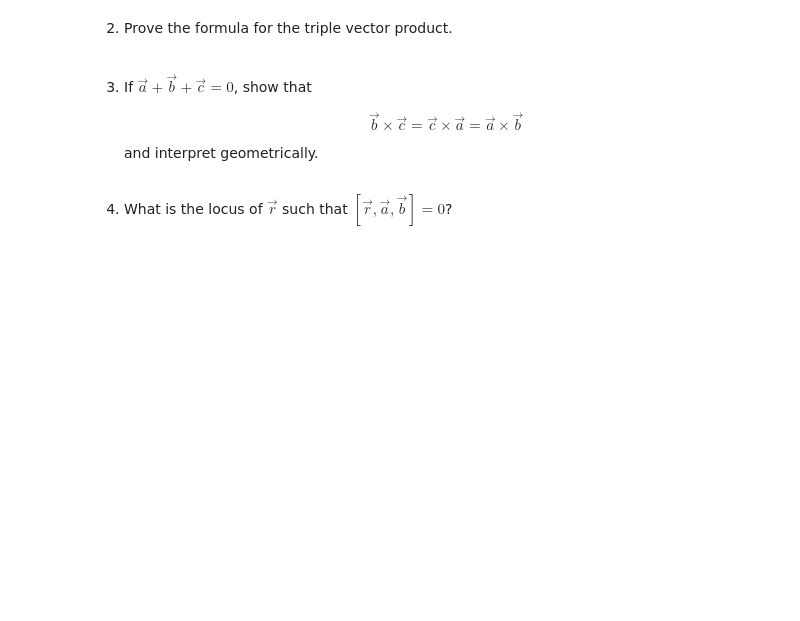
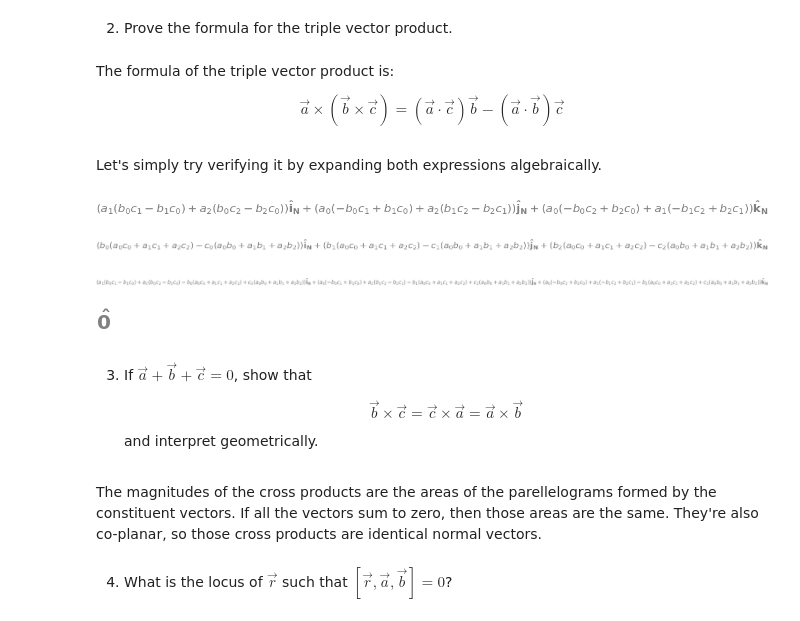
Before and after one commit to joeycarr/Danby_Celestial_Mechanics_Notes, a Jupyter notebook: Chapter02/Problems 2.4.ipynb, the cells around one changed output. Cells and saved outputs as stored; diff of their text form; code cells hidden in the pictures; blank space fills up the shorter version.

```diff
--- a/Chapter02/Problems 2.4.ipynb
+++ b/Chapter02/Problems 2.4.ipynb
@@ -7,10 +20,53 @@ $$ \newcommand{\uvec}[1]{\hat{\mathbf{#1}}} $$
 # %% [markdown]
 2. Prove the formula for the triple vector product.
+# %% [markdown]
+The formula of the triple vector product is:
+
+$$ \vec a \times (\vec b \times \vec c) = (\vec a \cdot \vec c)\vec b - (\vec a \cdot \vec b)\vec c $$
+# %% [markdown]
+Let's simply try verifying it by expanding both expressions algebraically.
+# %%
+import warnings
+from sympy import *
+init_printing()
+from sympy.vector import CoordSys3D, Vector
+
+warnings.filterwarnings("ignore", category=UserWarning)
+N = CoordSys3D('N')
+# %%
+a = symbols('a:3')
+b = symbols('b:3')
+c = symbols('c:3')
+# %%
+av = a[0]*N.i + a[1]*N.j + a[2]*N.k
+bv = b[0]*N.i + b[1]*N.j + b[2]*N.k
+cv = c[0]*N.i + c[1]*N.j + c[2]*N.k
+# %%
+tripleCross = av.cross(bv.cross(cv))
+tripleCross
+# %% [output]
+[figure, added]
+# %%
+tripleCrossEquiv = (av.dot(cv))*bv - (av.dot(bv))*cv
+tripleCrossEquiv
+# %% [output]
+[figure, added]
+# %%
+diff = tripleCross - tripleCrossEquiv
+diff
+# %% [output]
+[figure, added]
+# %%
+simplify(diff)
+# %% [output]
+[figure, added]
 # %% [markdown]
 3. If $\vec a + \vec b + \vec c = 0$, show that
 
     $$ \vec b \times \vec c = \vec c \times \vec a = \vec a \times \vec b $$
 
     and interpret geometrically.
+# %% [markdown]
+The magnitudes of the cross products are the areas of the parellelograms formed by the constituent vectors. If all the vectors sum to zero, then those areas are the same. They're also co-planar, so those cross products are identical normal vectors.
 # %% [markdown]
 4. What is the locus of $\vec r$ such that $[\vec r, \vec a, \vec b] = 0$?
```
Also changed, not shown: parts of 32 cells of this notebook, 3 other files.
